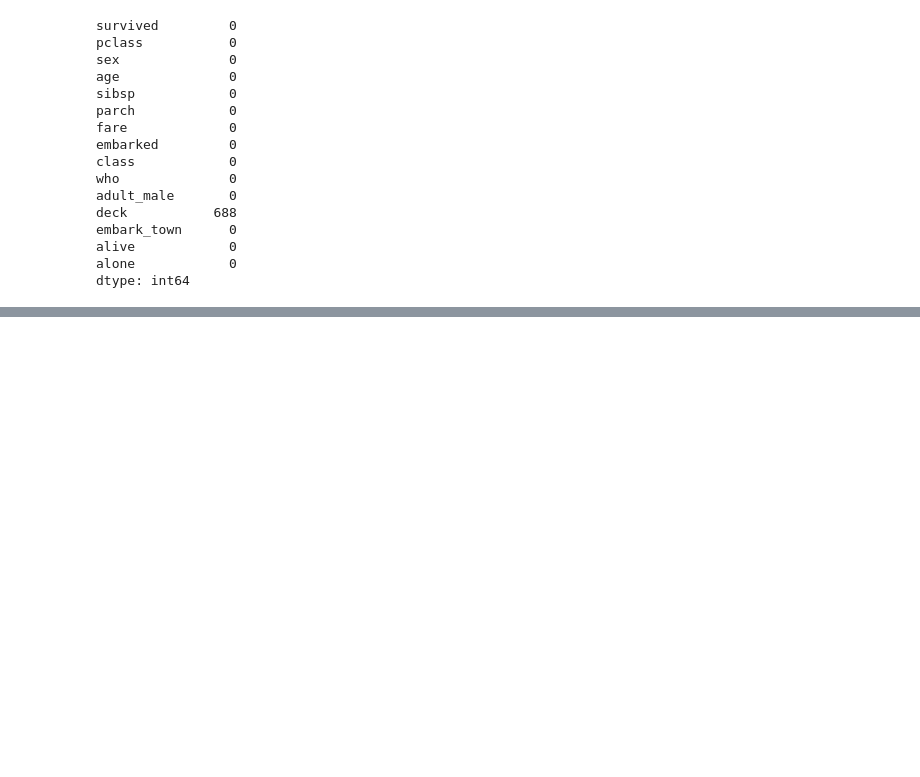
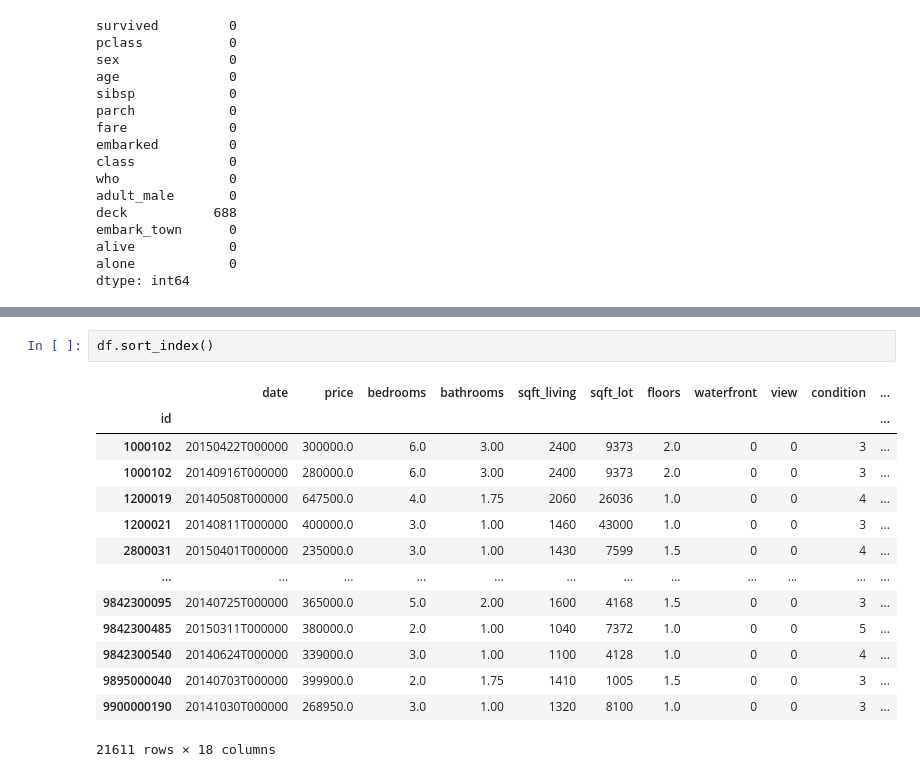
Before and after one commit to Ayushpr2111C/Python-Ai-ML, a Jupyter notebook: Data Analytics/analysis.ipynb, the cells around one changed output, grey strips where cells are left out. Saved outputs shown, nothing was run; the diff lists cells and outputs as text; blank space fills up the shorter version.

```diff
--- a/Data Analytics/analysis.ipynb
+++ b/Data Analytics/analysis.ipynb
@@ -545,0 +582,17 @@ dtype: int64
+# %%
+df.sort_index()
+# %% [output]
+|  | date | price | bedrooms | bathrooms | sqft_living | sqft_lot | floors | waterfront | view | condition | ... |
+| id |  |  |  |  |  |  |  |  |  |  | ... |
+| 1000102 | 20150422T000000 | 300000.0 | 6.0 | 3.00 | 2400 | 9373 | 2.0 | 0 | 0 | 3 | ... |
+| 1000102 | 20140916T000000 | 280000.0 | 6.0 | 3.00 | 2400 | 9373 | 2.0 | 0 | 0 | 3 | ... |
+| 1200019 | 20140508T000000 | 647500.0 | 4.0 | 1.75 | 2060 | 26036 | 1.0 | 0 | 0 | 4 | ... |
+| 1200021 | 20140811T000000 | 400000.0 | 3.0 | 1.00 | 1460 | 43000 | 1.0 | 0 | 0 | 3 | ... |
+| 2800031 | 20150401T000000 | 235000.0 | 3.0 | 1.00 | 1430 | 7599 | 1.5 | 0 | 0 | 4 | ... |
+| ... | ... | ... | ... | ... | ... | ... | ... | ... | ... | ... | ... |
+| 9842300095 | 20140725T000000 | 365000.0 | 5.0 | 2.00 | 1600 | 4168 | 1.5 | 0 | 0 | 3 | ... |
+| 9842300485 | 20150311T000000 | 380000.0 | 2.0 | 1.00 | 1040 | 7372 | 1.0 | 0 | 0 | 5 | ... |
+| 9842300540 | 20140624T000000 | 339000.0 | 3.0 | 1.00 | 1100 | 4128 | 1.0 | 0 | 0 | 4 | ... |
+| 9895000040 | 20140703T000000 | 399900.0 | 2.0 | 1.75 | 1410 | 1005 | 1.5 | 0 | 0 | 3 | ... |
+| 9900000190 | 20141030T000000 | 268950.0 | 3.0 | 1.00 | 1320 | 8100 | 1.0 | 0 | 0 | 3 | ... |
+21611 rows × 18 columns
```
Also changed, not shown: parts of 19 cells of this notebook, 3 other files.
